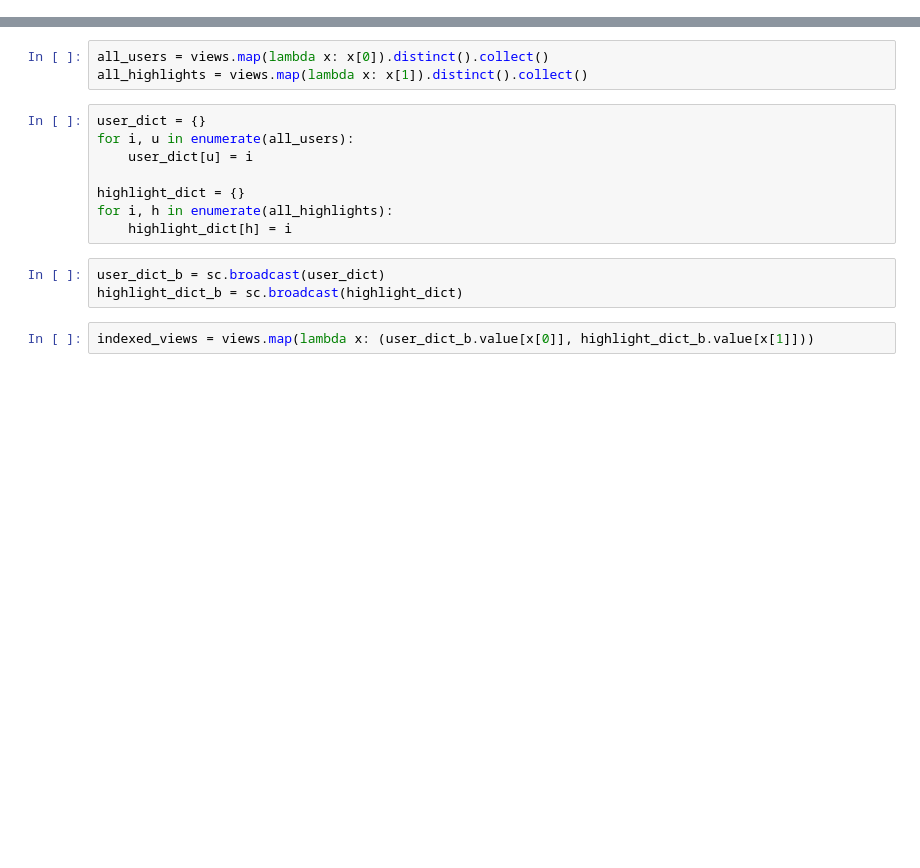
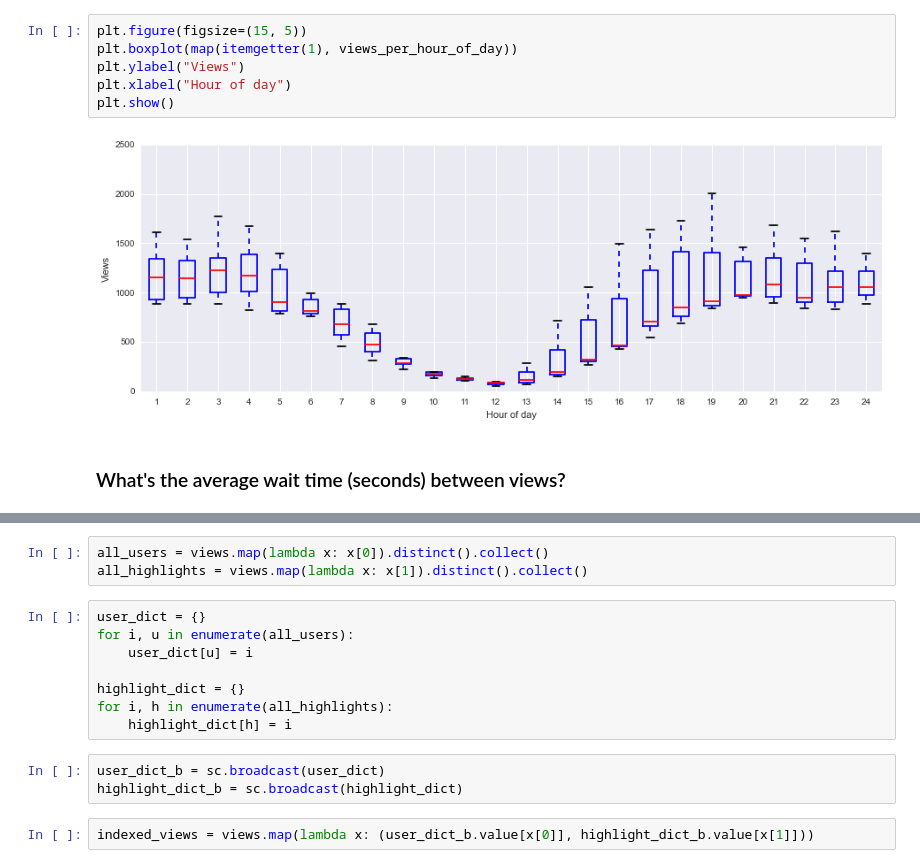
Before and after one commit to jbencook/pyspark-for-data-science, a Jupyter notebook: collaborative-filtering/collaborative-filtering.ipynb, the cells around one changed output, grey strips where cells are left out. Saved outputs shown, nothing was run; the diff lists cells and outputs as text; blank space fills up the shorter version.

```diff
--- a/collaborative-filtering/collaborative-filtering.ipynb
+++ b/collaborative-filtering/collaborative-filtering.ipynb
@@ -5,0 +278,10 @@ rdd = sc.textFile("/Users/bencook/Desktop/pyspark-workshop-data/")
+# %%
+plt.figure(figsize=(15, 5))
+plt.boxplot(map(itemgetter(1), views_per_hour_of_day))
+plt.ylabel("Views")
+plt.xlabel("Hour of day")
+plt.show()
+# %% [output]
+[figure, added]
+# %% [markdown]
+### What's the average wait time (seconds) between views?
```
Also changed, not shown: parts of 70 cells of this notebook.
